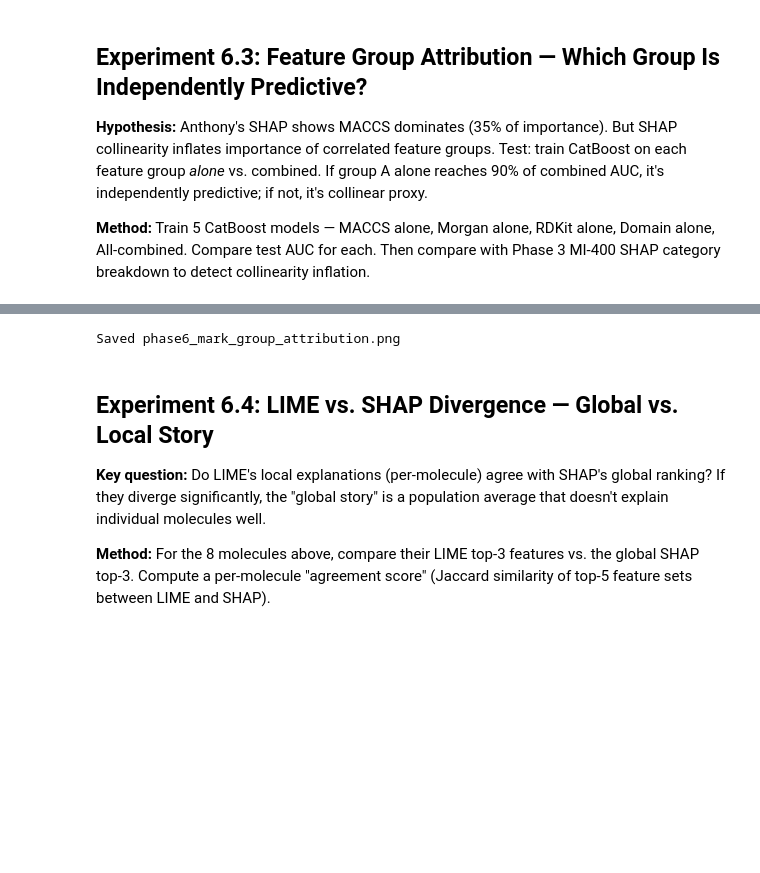
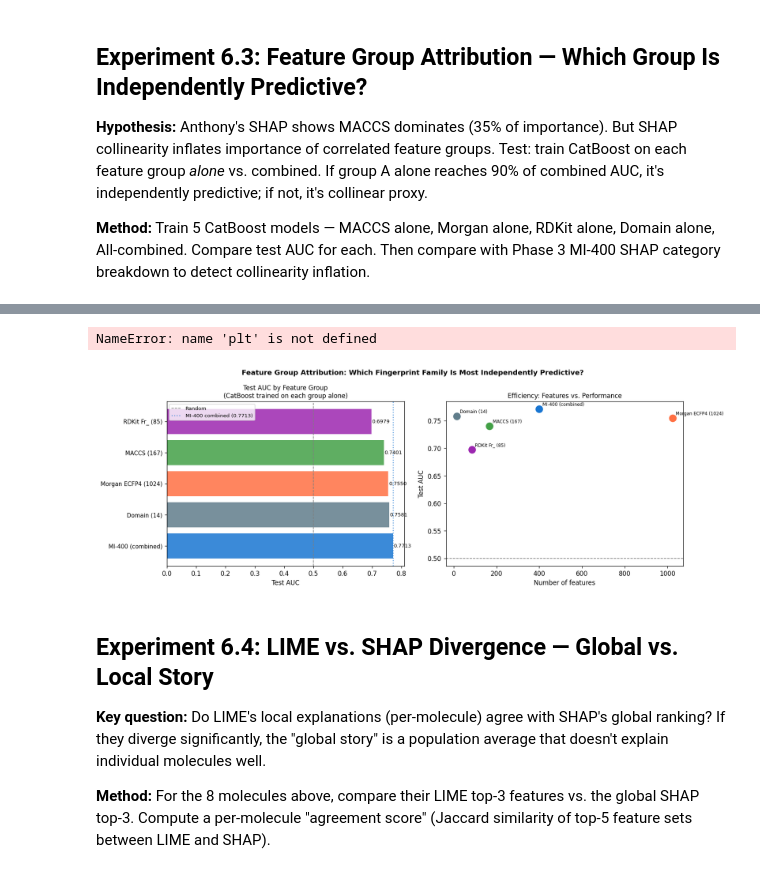
Before and after one commit to anthonyrodrigues443/Drug-Molecule-Property-Prediction, a Jupyter notebook: notebooks/phase6_mark_explainability.ipynb, the cells around one changed output, grey strips where cells are left out. Saved outputs shown, nothing was run; the diff lists cells and outputs as text; code cells hidden in the pictures; blank space fills up the shorter version.

```diff
--- a/notebooks/phase6_mark_explainability.ipynb
+++ b/notebooks/phase6_mark_explainability.ipynb
@@ -616,34 +550,36 @@ ax.set_yticklabels(groups, fontsize=9)
 ax.set_xlabel('Test AUC')
 ax.set_title('Test AUC by Feature Group\n(CatBoost trained on each group alone)', fontsize=10)
 ax.axvline(0.5, color='gray', lw=1, ls='--', label='Random')
 # Highlight MI-400 combined
 ax.axvline(test_auc, color='#1976D2', lw=1.5, ls=':', alpha=0.7, label=f'MI-400 combined ({test_auc:.4f})')
 for bar, auc in zip(bars, test_aucs):
     ax.text(auc + 0.002, bar.get_y() + bar.get_height()/2, f'{auc:.4f}', va='center', fontsize=8)
 ax.legend(fontsize=8)
 
 # Panel 2: features needed vs AUC (efficiency)
 ax = axes[1]
 for row in results_group:
     g = row['Group']
     n = row['N features']
     a = row['Test AUC']
     col = '#1976D2' if 'MI-400' in g else ('#43A047' if 'MACCS' in g else ('#FF7043' if 'Morgan' in g else ('#9C27B0' if 'RDKit' in g else '#607D8B')))
     ax.scatter(n, a, s=120, color=col, zorder=5)
     ax.annotate(g[:20], (n, a), xytext=(5, 5), textcoords='offset points', fontsize=7)
 ax.set_xlabel('Number of features')
 ax.set_ylabel('Test AUC')
 ax.set_title('Efficiency: Features vs. Performance', fontsize=10)
 ax.axhline(0.5, color='gray', lw=1, ls='--')
 
 plt.suptitle('Feature Group Attribution: Which Fingerprint Family Is Most Independently Predictive?',
              fontsize=11, fontweight='bold')
 plt.tight_layout()
 plt.savefig(RESULTS_DIR / 'phase6_mark_group_attribution.png', dpi=120, bbox_inches='tight')
+IPython.display.display(IPython.display.Image(str(RESULTS_DIR / 'phase6_mark_group_attribution.png')))
 plt.close()
 print('Saved phase6_mark_group_attribution.png')
 # %% [output]
-Saved phase6_mark_group_attribution.png
+NameError: name 'plt' is not defined
+[figure, added]
 # %% [markdown]
 ## Experiment 6.4: LIME vs. SHAP Divergence — Global vs. Local Story
 **Key question:** Do LIME's local explanations (per-molecule) agree with SHAP's global ranking? If they diverge significantly, the "global story" is a population average that doesn't explain individual molecules well.
```
Also changed, not shown: parts of 15 cells of this notebook.
